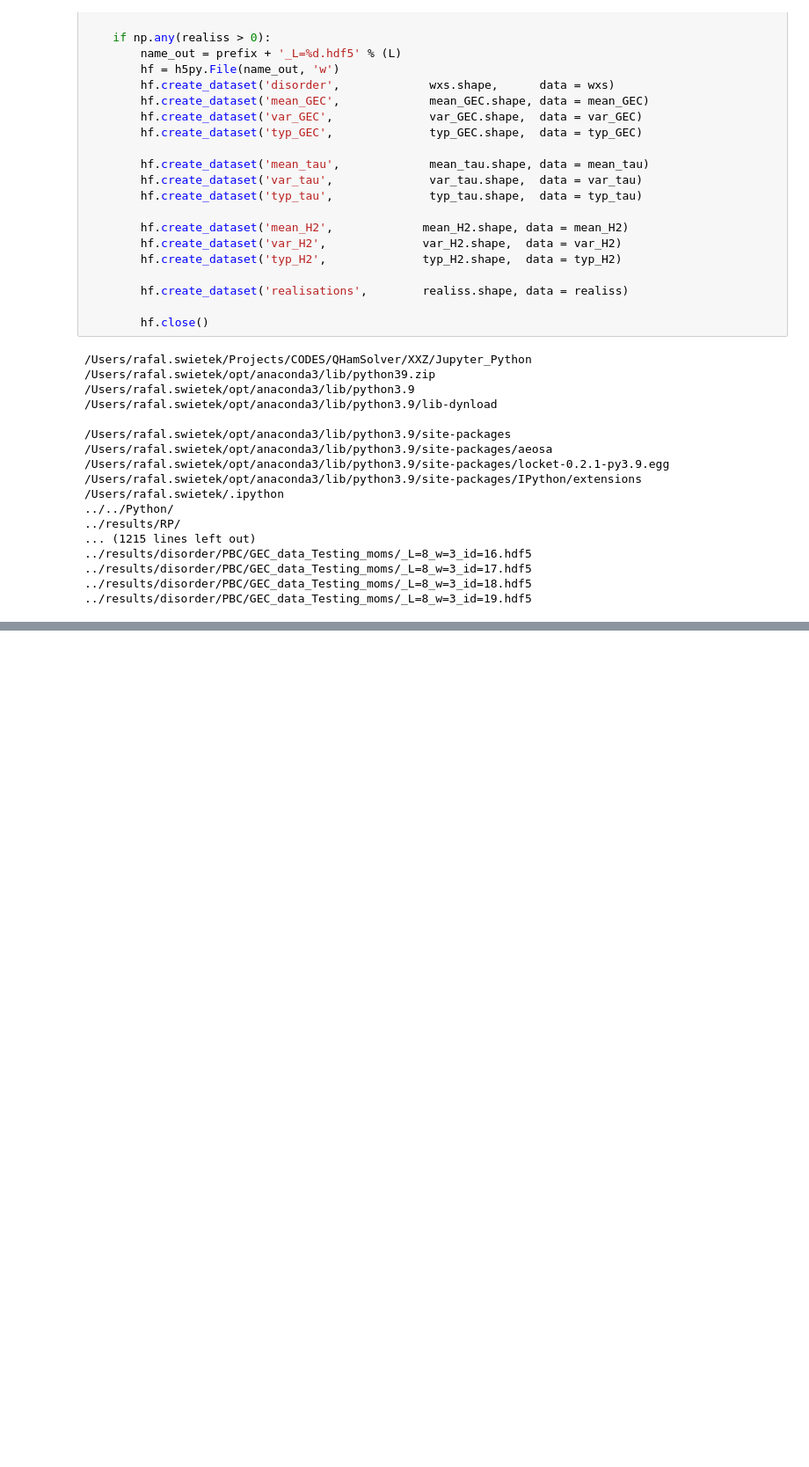
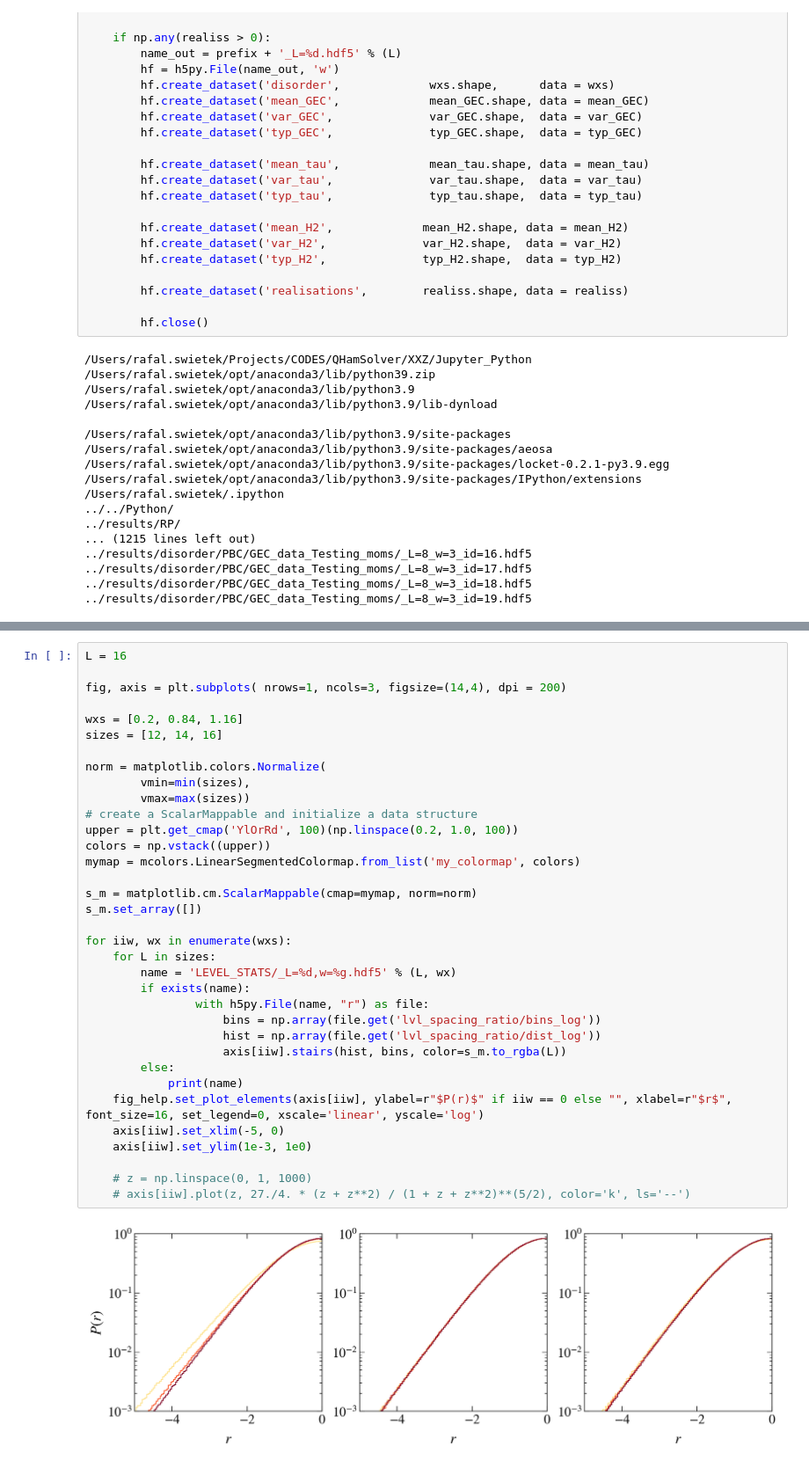
Before and after one commit to Rafal-Swietek/QHamSolver, a Jupyter notebook: XXZ/Jupyter_Python/ErgodicNonDiffusive.ipynb, the cells around one changed output, grey strips where cells are left out. Shown at 88% size. Cells and saved outputs as stored; diff of their text form; blank space fills up the shorter version.

```diff
--- a/XXZ/Jupyter_Python/ErgodicNonDiffusive.ipynb
+++ b/XXZ/Jupyter_Python/ErgodicNonDiffusive.ipynb
@@ -917,0 +1081,37 @@ if __name__ == '__main__':
+# %%
+L = 16
+
+fig, axis = plt.subplots( nrows=1, ncols=3, figsize=(14,4), dpi = 200)
+
+wxs = [0.2, 0.84, 1.16]
+sizes = [12, 14, 16]
+
+norm = matplotlib.colors.Normalize(
+        vmin=min(sizes),
+        vmax=max(sizes))
+# create a ScalarMappable and initialize a data structure
+upper = plt.get_cmap('YlOrRd', 100)(np.linspace(0.2, 1.0, 100))
+colors = np.vstack((upper))
+mymap = mcolors.LinearSegmentedColormap.from_list('my_colormap', colors)
+
+s_m = matplotlib.cm.ScalarMappable(cmap=mymap, norm=norm)
+s_m.set_array([])
+
+for iiw, wx in enumerate(wxs):
+    for L in sizes:
+        name = 'LEVEL_STATS/_L=%d,w=%g.hdf5' % (L, wx)
+        if exists(name):
+                with h5py.File(name, "r") as file:
+                    bins = np.array(file.get('lvl_spacing_ratio/bins_log'))
+                    hist = np.array(file.get('lvl_spacing_ratio/dist_log'))
+                    axis[iiw].stairs(hist, bins, color=s_m.to_rgba(L))
+        else:
+            print(name)
+    fig_help.set_plot_elements(axis[iiw], ylabel=r"$P(r)$" if iiw == 0 else "", xlabel=r"$r$", font_size=16, set_legend=0, xscale='linear', yscale='log')
+    axis[iiw].set_xlim(-5, 0)
+    axis[iiw].set_ylim(1e-3, 1e0)
+
+    # z = np.linspace(0, 1, 1000)
+    # axis[iiw].plot(z, 27./4. * (z + z**2) / (1 + z + z**2)**(5/2), color='k', ls='--')
+# %% [output]
+[figure, added]
```
Also changed, not shown: parts of 4 cells of this notebook, 2 other files.
